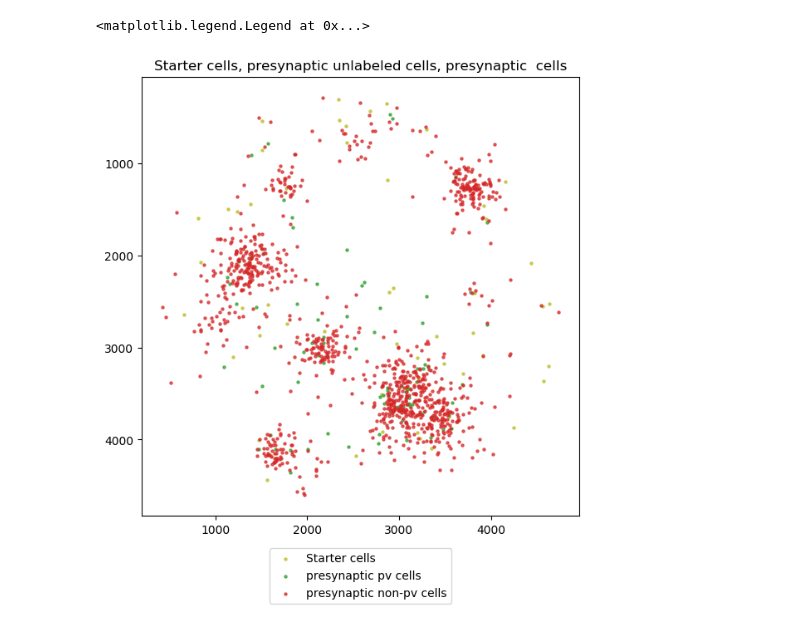
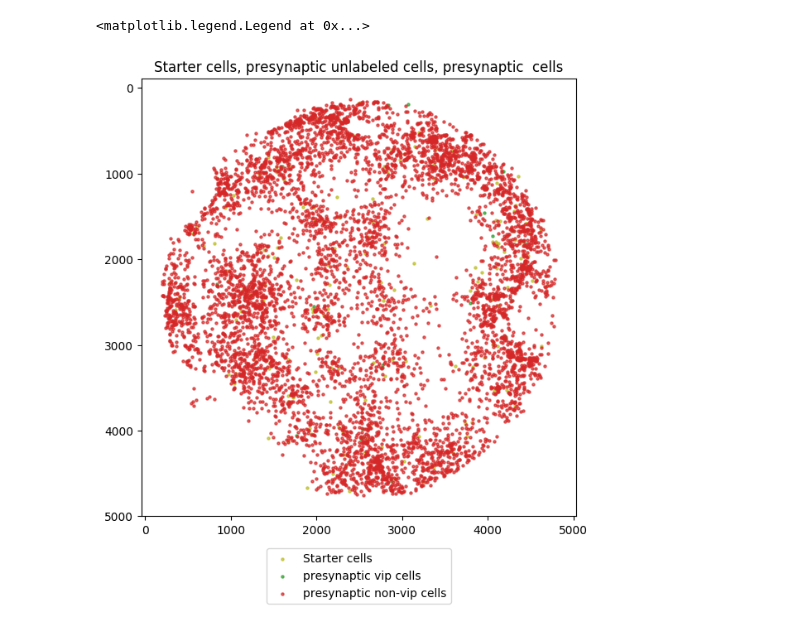
Before and after one commit to SNLC/ivrt_image_pipeline, a Jupyter notebook: rabies_cluster_visualization.ipynb, the cells around one changed output. Saved outputs shown, nothing was run; the diff lists cells and outputs as text; code cells hidden in the pictures.

```diff
--- a/rabies_cluster_visualization.ipynb
+++ b/rabies_cluster_visualization.ipynb
@@ -38,19 +38,19 @@ Text(0.5,1,'Presynaptic cells clustered by group')
 # %%
 starter_df = region_df[region_df['starter']==1]
-presynaptic_target_df = region_df[region_df['presynaptic pv']==1]
-presynaptic_nontarget_df = region_df[((region_df['presynaptic pv']!=1)& (region_df['presynaptic']==1)& (region_df['starter']!=1))]
+presynaptic_target_df = region_df[region_df['presynaptic vip']==1]
+presynaptic_nontarget_df = region_df[((region_df['presynaptic vip']!=1)& (region_df['presynaptic']==1)& (region_df['starter']!=1))]
 
 groups = zip([starter_df, presynaptic_target_df, presynaptic_nontarget_df], ['tab:olive', 'tab:green', 'tab:red'])
 
 fig=plt.figure(figsize=(7, 7), dpi= 100, facecolor='w', edgecolor='k')
 for group, color in groups:
     plt.scatter(group['x'], group['y'],s=5, c=color, alpha = 0.7)
 
 plt.gca().set_aspect('equal', adjustable='box')
 plt.gca().invert_yaxis()
 plt.title("Starter cells, presynaptic unlabeled cells, presynaptic  cells")
-plt.legend(['Starter cells', 'presynaptic pv cells', 'presynaptic non-pv cells'],
+plt.legend(['Starter cells', 'presynaptic vip cells', 'presynaptic non-vip cells'],
            bbox_to_anchor=(0.5, -0.2), loc=8, borderaxespad=0.)
 # %% [output]
 <matplotlib.legend.Legend at 0x...>
-[figure, old version]
+[figure, new version]
```
Also changed, not shown: parts of 2 cells of this notebook, 3 other files.
